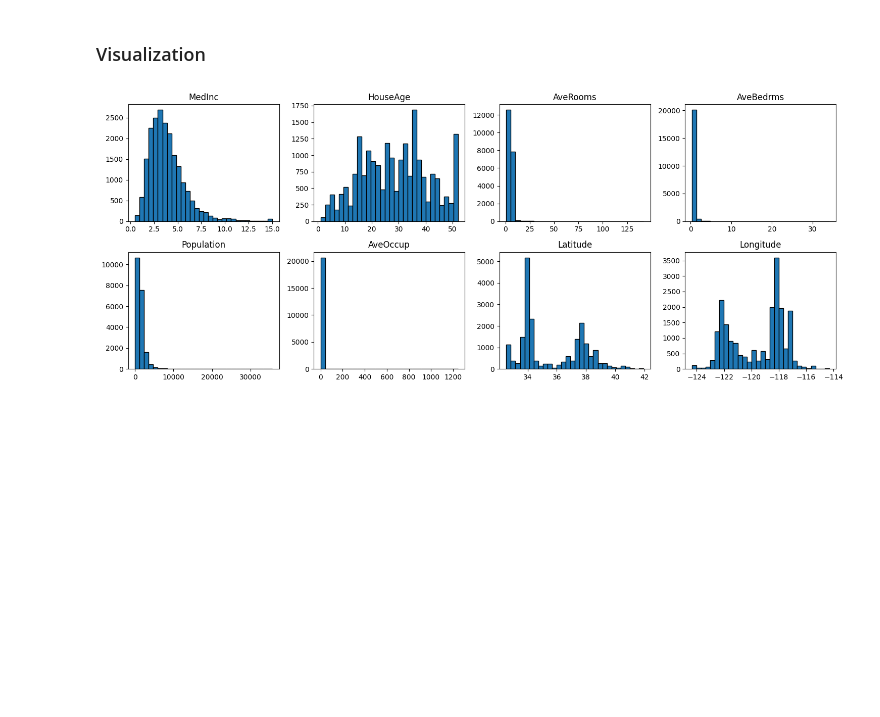
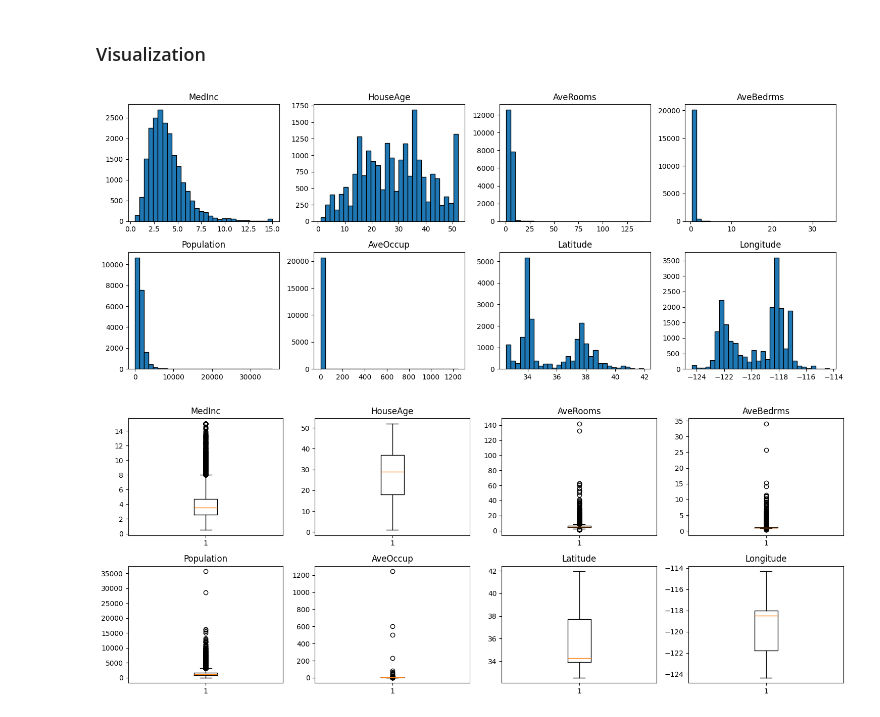
Before and after one commit to manan35122/Experimental-Linear-Regression-Analysis-of-California-Housing-Dataset, a Jupyter notebook: analysis.ipynb, the cells around one changed output. Cells and saved outputs as stored; diff of their text form; code cells hidden in the pictures; blank space fills up the shorter version.

```diff
--- a/analysis.ipynb
+++ b/analysis.ipynb
@@ -112,13 +112,23 @@ Skewness: -0.2977795649858686
 # %%
 import matplotlib.pyplot as plt
 
 fig,axes = plt.subplots(2,4,figsize=(15,6))
 for i,ax in enumerate(axes.ravel()):
     ax.hist(X[:,i],bins=30,edgecolor="black")
     ax.set_title(data.feature_names[i])
 
 
 plt.tight_layout()
 plt.show()
+
+
+fig,axes = plt.subplots(2,4,figsize=(15,6))
+for i,ax in enumerate(axes.ravel()):
+    ax.boxplot(X[:,i])
+    ax.set_title(data.feature_names[i])
+
+plt.tight_layout()
+plt.show()
 # %% [output]
 [figure]
+[figure, added]
```
Also changed, not shown: parts of 13 cells of this notebook.
